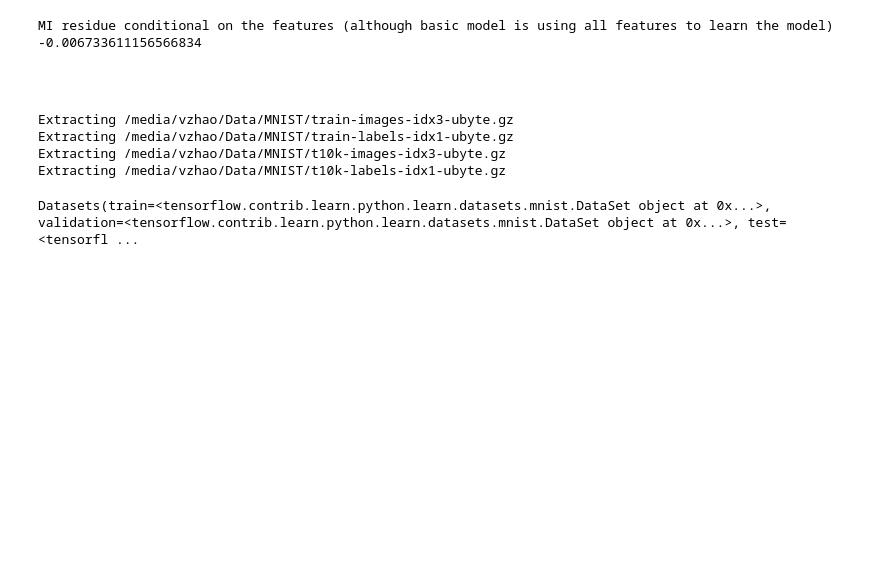
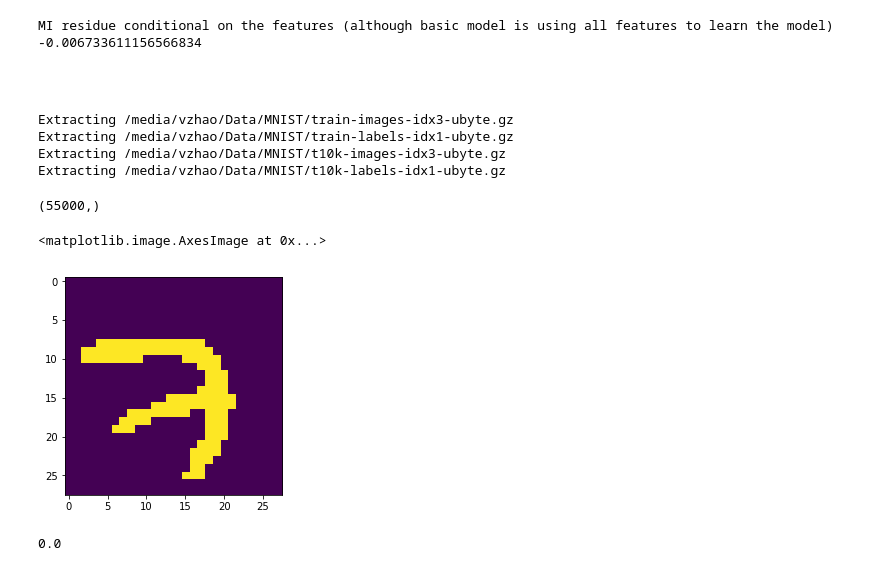
Before and after one commit to zyzzhaoyuzhe/MDPD, a Jupyter notebook: python/Crowdsourcing.ipynb, the cells around one changed output. Saved outputs shown, nothing was run; the diff lists cells and outputs as text; code cells hidden in the pictures; blank space fills up the shorter version.

Commit message:
add MNIST reader

```diff
--- a/python/Crowdsourcing.ipynb
+++ b/python/Crowdsourcing.ipynb
@@ -167,13 +167,24 @@ MI residue conditional on the features (although basic model is using all featur
 # %%
 from tensorflow.examples.tutorials.mnist import input_data
 # %%
-mnist = input_data.read_data_sets("/media/vzhao/Data/MNIST/", one_hot=True)
+mnist = input_data.read_data_sets("/media/vzhao/Data/MNIST/", one_hot=False)
 # %% [output]
 Extracting /media/vzhao/Data/MNIST/train-images-idx3-ubyte.gz
 Extracting /media/vzhao/Data/MNIST/train-labels-idx1-ubyte.gz
 Extracting /media/vzhao/Data/MNIST/t10k-images-idx3-ubyte.gz
 Extracting /media/vzhao/Data/MNIST/t10k-labels-idx1-ubyte.gz
 # %%
-mnist.train.
+mnist.train.labels.shape
 # %% [output]
-Datasets(train=<tensorflow.contrib.learn.python.learn.datasets.mnist.DataSet object at 0x...>, validation=<tensorflow.contrib.learn.python.learn.datasets.mnist.DataSet object at 0x...>, test=<tensorfl ...
+(55000,)
+# %%
+images = mnist.train.images
+# %%
+plt.imshow(np.reshape(images[0,...] > .5, (28,28)))
+# %% [output]
+<matplotlib.image.AxesImage at 0x...>
+[figure, added]
+# %%
+images.min()
+# %% [output]
+0.0
```
Also changed, not shown: 1 other file.
